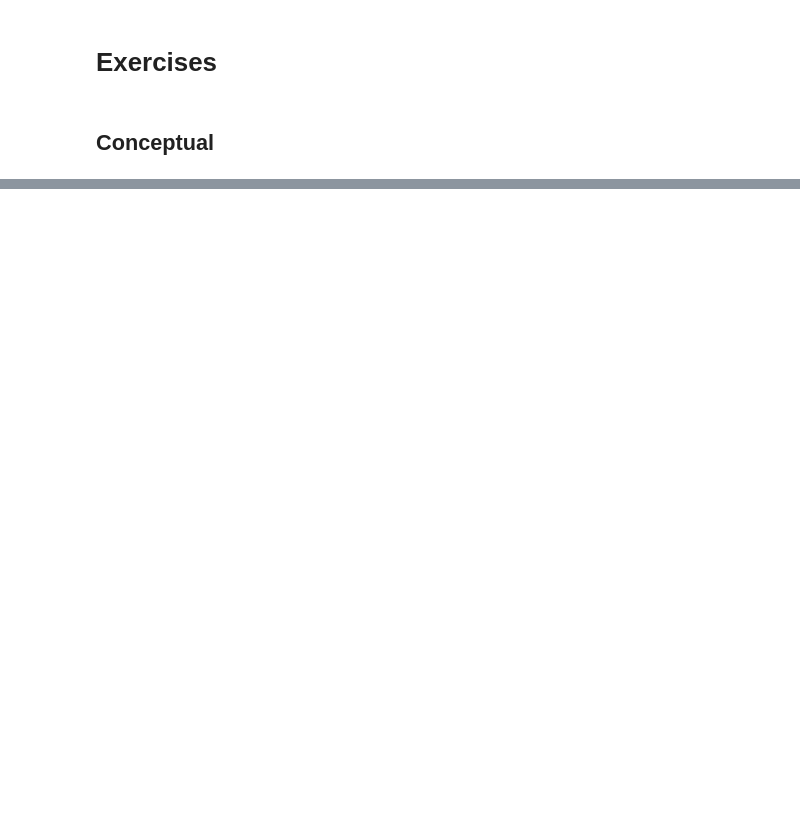
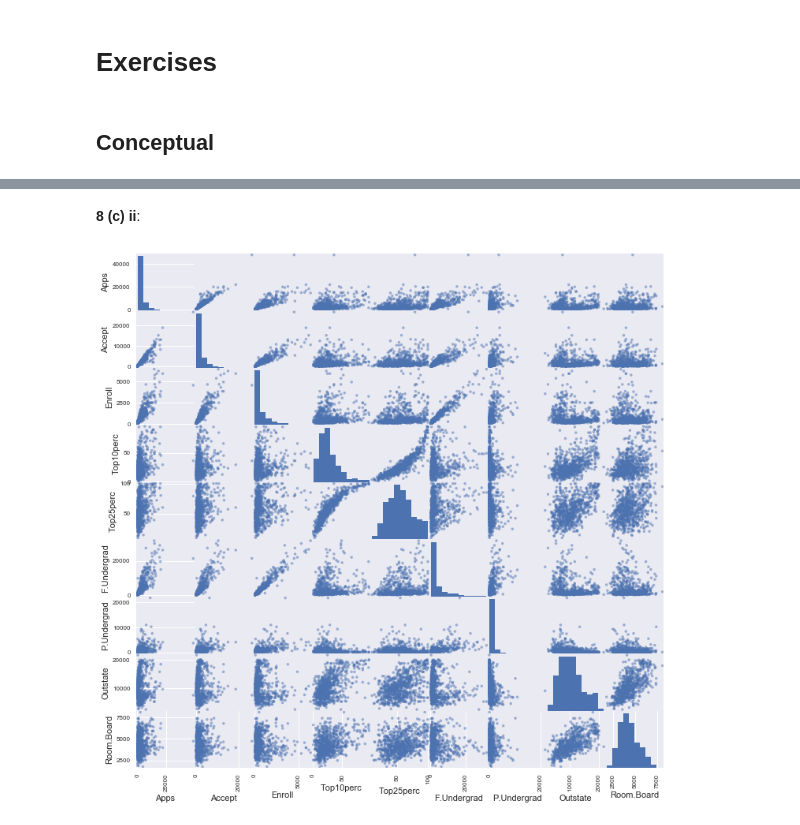
Before and after one commit to tsansom/islpy, a Jupyter notebook: notebooks/Chapter 2 - Exercises.ipynb, the cells around one changed output, grey strips where cells are left out. Drawn from its saved outputs; the diff is of its cells as text; code cells hidden in the pictures; blank space fills up the shorter version.

```diff
--- a/notebooks/Chapter 2 - Exercises.ipynb
+++ b/notebooks/Chapter 2 - Exercises.ipynb
@@ -21,0 +112,3 @@
+# %%
+college = pd.read_csv('../data/College.csv', index_col=0)
+college.head()
@@ -21,0 +136,6 @@
+# %% [markdown]
+**8 (c) ii**:
+# %%
+pd.plotting.scatter_matrix(college[college.columns[:10]], figsize=(12, 12));
+# %% [output]
+[figure, added]
```
Also changed, not shown: parts of 30 cells of this notebook.
